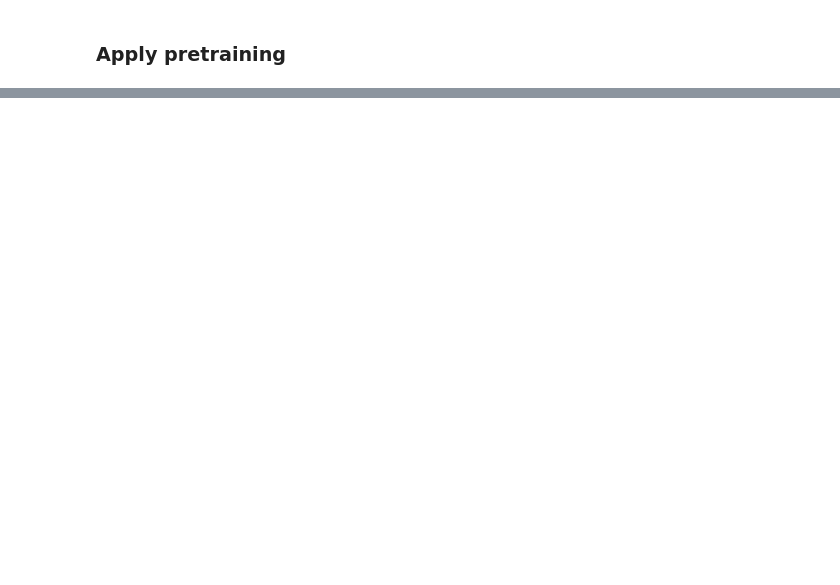
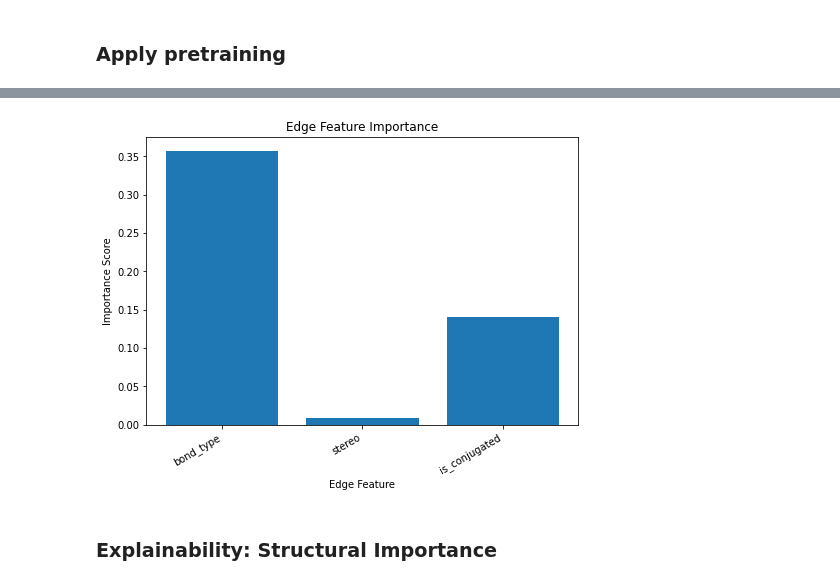
Before and after one commit to mattyding/cs224w-project, a Jupyter notebook: colab.ipynb, the cells around one changed output, grey strips where cells are left out. Drawn from its saved outputs; the diff is of its cells as text; code cells hidden in the pictures; blank space fills up the shorter version.

```diff
--- a/colab.ipynb
+++ b/colab.ipynb
@@ -213,0 +437,17 @@ Epoch 11, Loss 0.03290212241402508
+# %%
+# Plot edge feature importance
+fig = plt.figure()
+ax = fig.add_axes([0,0,1,1])
+features = ['bond_type', 'stereo', 'is_conjugated']
+ax.bar(features, list(na_importance.cpu())[9:])
+
+plt.title("Edge Feature Importance")
+plt.xlabel("Edge Feature")
+plt.ylabel("Importance Score")
+plt.setp(ax.get_xticklabels(), rotation=30, horizontalalignment='right')
+
+plt.show()
+# %% [output]
+[figure, added]
+# %% [markdown]
+### Explainability: Structural Importance
```
Also changed, not shown: parts of 50 cells of this notebook.
